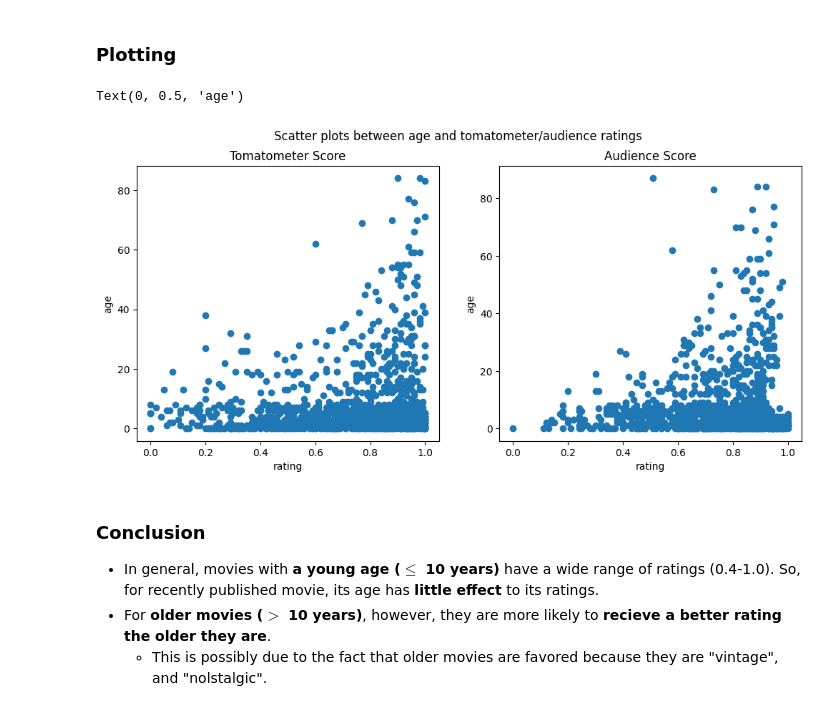
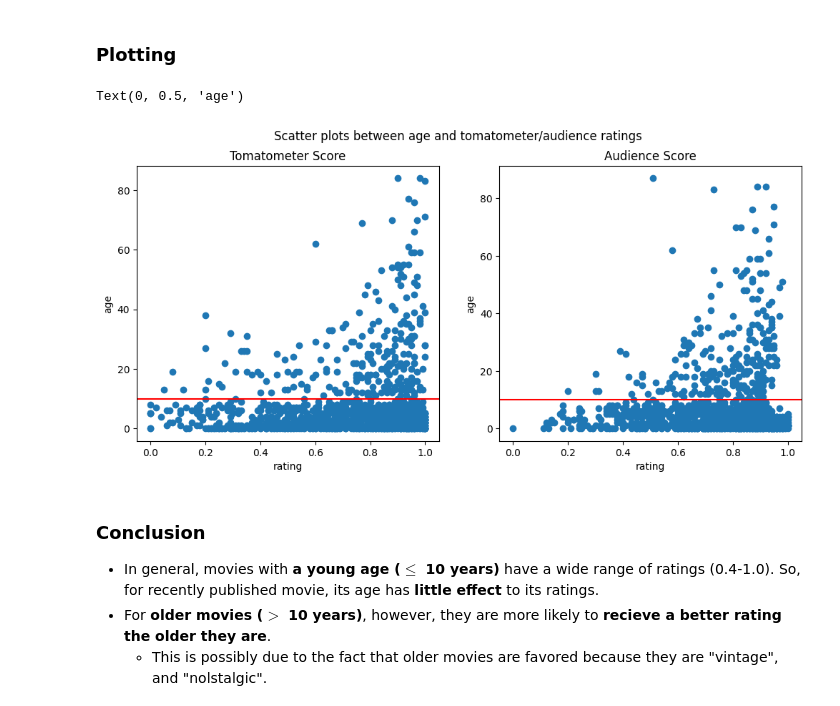
Before and after one commit to Khoa-Nguyen-Kevin/-hcmus_nmkhdl-Movie-Ratings-Analysis, a Jupyter notebook: src/notebooks/3.0-Data Exploration.ipynb, the cells around one changed output. Drawn from its saved outputs; the diff is of its cells as text; code cells hidden in the pictures.

```diff
--- a/src/notebooks/3.0-Data Exploration.ipynb
+++ b/src/notebooks/3.0-Data Exploration.ipynb
@@ -111,20 +111,22 @@ Name: age, Length: 1215, dtype: int64
 # %%
 fig = plt.figure(figsize=(12,5))
 axs = fig.subplots(1,2).flatten()
 fig.suptitle('Scatter plots between age and tomatometer/audience ratings')
 #age v. tomatometer_score
 axs[0].scatter(df['tomatometer_score'], df['age'])
+axs[0].axhline(y=10, color='r')
 axs[0].set(title='Tomatometer Score')
 axs[0].set_xlabel('rating')
 axs[0].set_ylabel('age')
 
 axs[1].scatter(df['audience_score'], df['age'])
+axs[1].axhline(y=10, color='r')
 axs[1].set(title='Audience Score')
 axs[1].set_xlabel('rating')
 axs[1].set_ylabel('age')
 # %% [output]
 Text(0, 0.5, 'age')
-[figure, old version]
+[figure, new version]
 # %% [markdown]
 ### **Conclusion**
 - In general, movies with **a young age ($\le$ 10 years)** have a wide range of ratings (0.4-1.0). So, for recently published movie, its age has **little effect** to its ratings.
```
